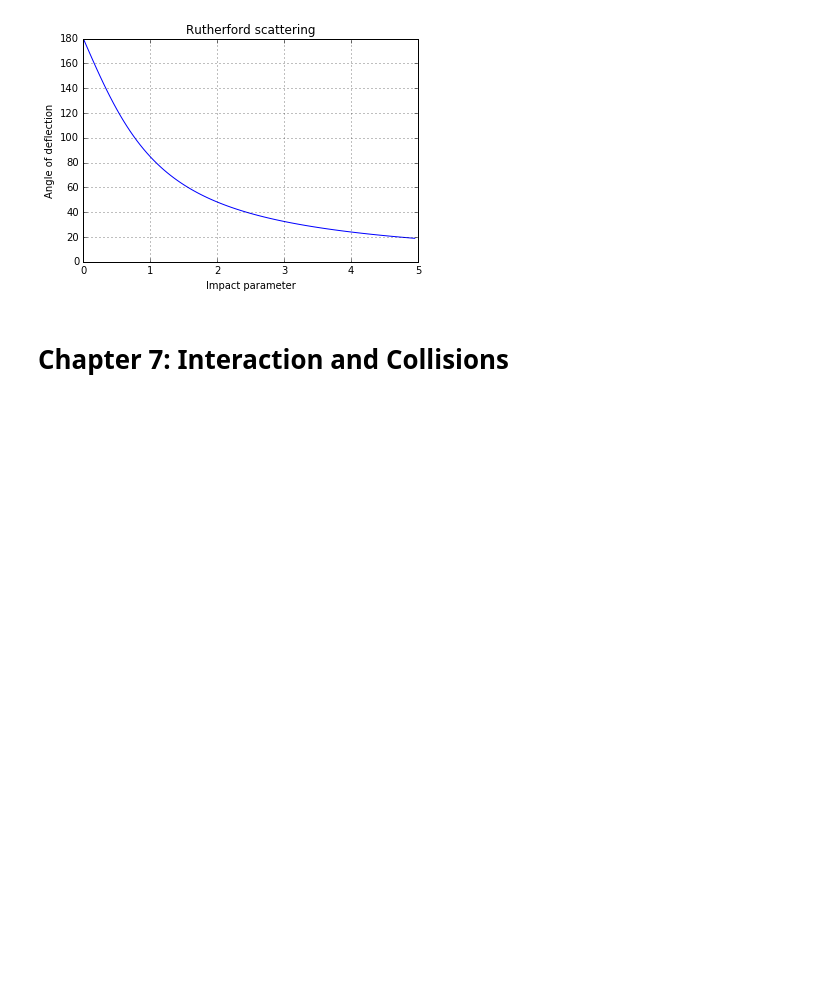
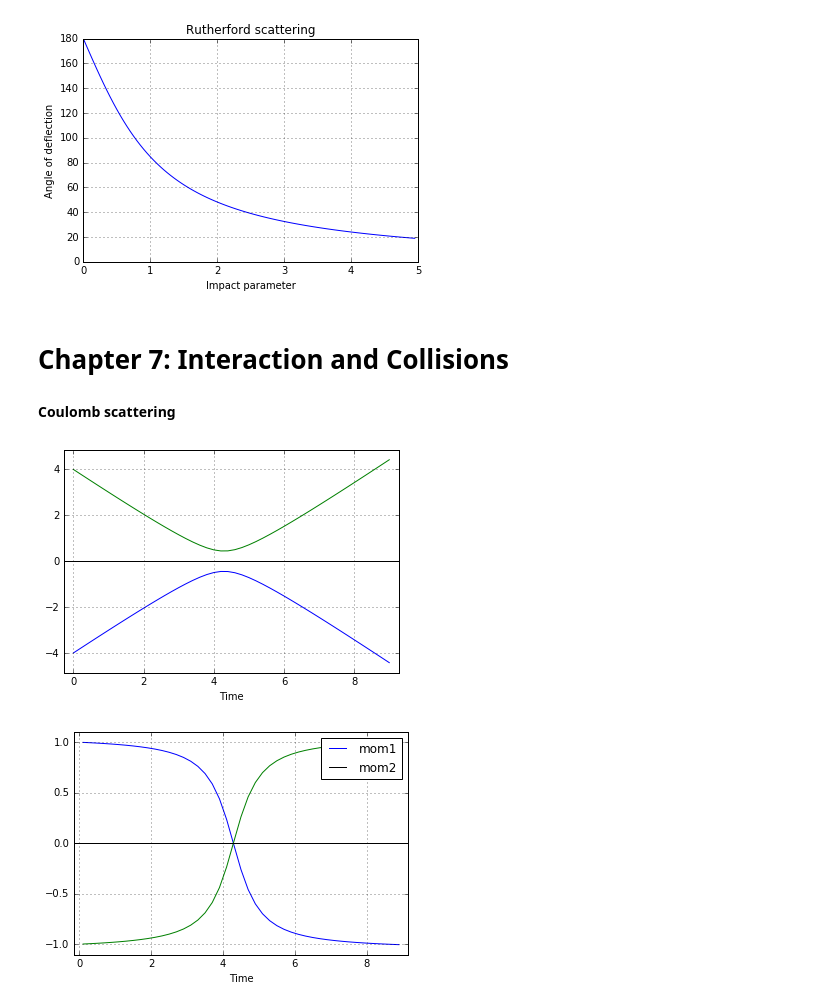
Before and after one commit to dulrich15/p200, a Jupyter notebook: p200 v11.ipynb, the cells around one changed output. Saved outputs shown, nothing was run; the diff lists cells and outputs as text; code cells hidden in the pictures; blank space fills up the shorter version.

Commit message:
System is starting to work

```diff
--- a/p200 v11.ipynb
+++ b/p200 v11.ipynb
@@ -477,0 +496,46 @@ class PhysicalSystem:
+# %%
+class PhysicalSystem():
+    def __init__(self, initial=[]):
+        self.objs = list()
+        for (mass, r0, v0) in initial:
+            self.objs.append(RigidObject(mass=mass, r0=r0, v0=v0))
+
+# cf. http://stackoverflow.com/questions/39052084/why-doesnt-this-method-redefined-at-runtime-retain-its-value
+        for obj1 in self.objs:
+            for obj2 in self.objs:
+                if obj1 != obj2: # no self-interaction
+                    obj1.netforce = lambda time, obj1=obj1, obj2=obj2: self.interaction(obj1, obj2, time)
+
+    def interaction(self, obj1, obj2, time):
+        return 0
+
+    def increment(self, dt, n=1):
+        for i in range(n):
+            for obj in self.objs:
+                obj.increment(dt)
+
+    def plot(self):
+        for obj in self.objs:
+            obj.position.plot(legend_loc=None)
+# %% [markdown]
+**Coulomb scattering**
+# %%
+def interaction(self, obj1, obj2, time):
+    x1 = obj1.position(time)
+    x2 = obj2.position(time)
+    d = np.sqrt( (x1 - x2) ** 2 )
+    return (x1 - x2) / d ** 3
+
+ps = PhysicalSystem([(1,-4,1),(1,4,-1)])
+ps.interaction = lambda obj1, obj2, time: interaction(ps, obj1, obj2, time)
+ps.increment(0.2, 45)
+ps.plot()
+plt.show()
+
+ps.objs[0].momentum.plot()
+ps.objs[1].momentum.plot()
+plt.legend(['mom1','mom2'])
+plt.show()
+# %% [output]
+[figure, added]
+[figure, added]
```
Also changed, not shown: parts of 16 cells of this notebook.
